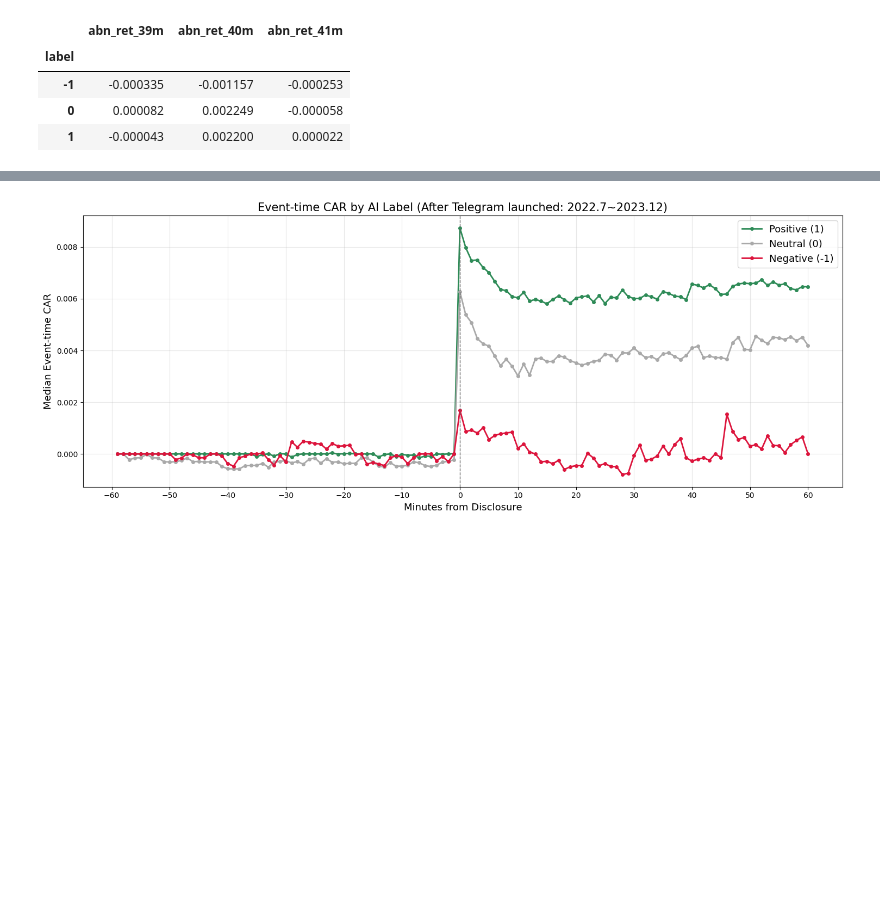
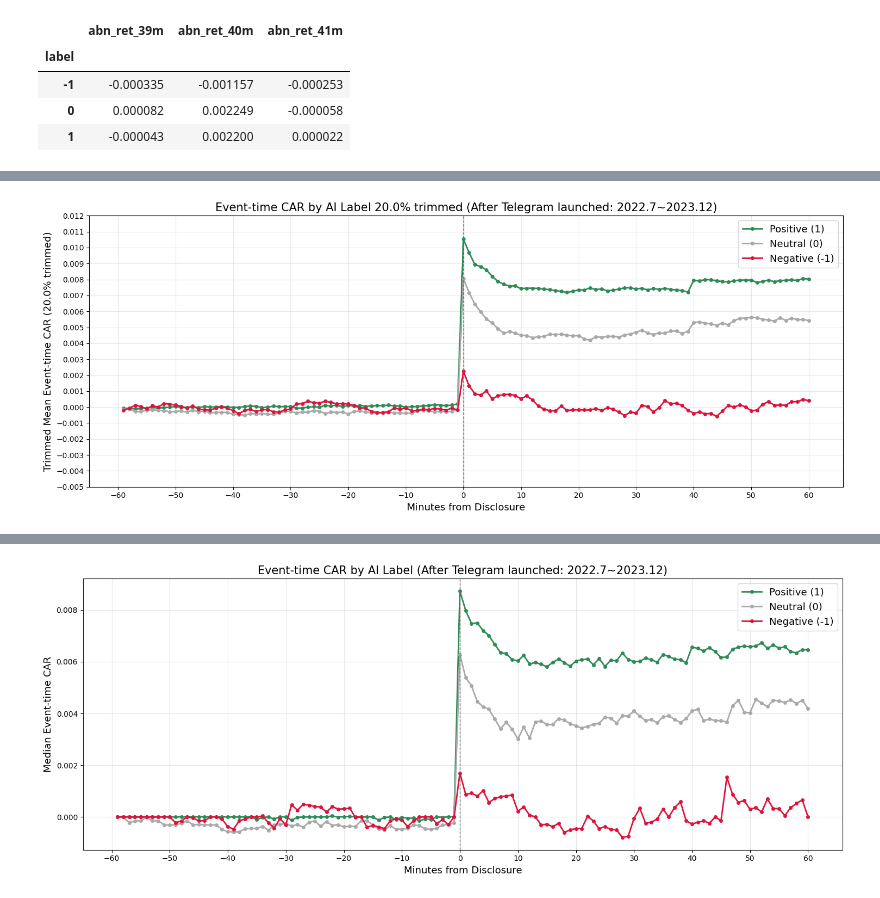
Before and after one commit to antaechan/dart-sentiment-analysis, a Jupyter notebook: analysis/EDA_after_telegram_kind_log_wo_survive_bias.ipynb, the cells around one changed output, grey strips where cells are left out. Cells and saved outputs as stored; diff of their text form; code cells hidden in the pictures; blank space fills up the shorter version.

Commit message:
Add: analysis event study

```diff
--- a/analysis/EDA_after_telegram_kind_log_wo_survive_bias.ipynb
+++ b/analysis/EDA_after_telegram_kind_log_wo_survive_bias.ipynb
@@ -718 +727,59 @@ plt.show()
+# %%
+
+alpha = 0.2
+
+plt.figure(figsize=(15, 6))
+
+for label, c, name in zip(label_order, colors, label_names):
+    grp = df_with_returns[df_with_returns['label'] == label]
+
+    yvals = []
+    xvals = []
+
+    for m in range(-60, 61):
+        col = f"CAR_event_{m}"
+        if col not in grp.columns:
+            yvals.append(np.nan)
+            xvals.append(m)
+            continue
+
+        val = trimmed_mean(grp[col])
+        yvals.append(val)
+        xvals.append(m)
+
+    plt.plot(
+        xvals,
+        yvals,
+        label=name,
+        color=c,
+        marker='o',
+        linewidth=2,
+        markersize=4
+    )
+
+plt.axvline(0, color="#666", linestyle="--", lw=1)
+plt.legend(fontsize=13)
+plt.xticks(range(-60, 61, 10))
+
+# ---- yticks here ----
+ymin, ymax = plt.gca().get_ylim()
+
+# 직접 min/max 지정 (예시: -0.01 ~ 0.025)
+# 필요에 따라 아래 값 조정
+ytick_min = -0.005
+ytick_max = 0.012
+ytick_step = 0.001
+yticks = np.arange(ytick_min, ytick_max + ytick_step, ytick_step)
+plt.ylim(ytick_min, ytick_max)
+plt.yticks(yticks)
+# ---------------------
+
+plt.xlabel("Minutes from Disclosure", fontsize=13)
+plt.ylabel(f"Trimmed Mean Event-time CAR ({alpha*100}% trimmed)", fontsize=13)
+plt.title(f"Event-time CAR by AI Label {alpha*100}% trimmed (After Telegram launched: 2022.7~2023.12)", fontsize=15)
+plt.grid(alpha=0.3, linestyle='-')
+plt.tight_layout()
+plt.show()
+# %% [output]
+[figure, added]
 # %%
```
Also changed, not shown: parts of 3 cells of this notebook, 1 other file.
